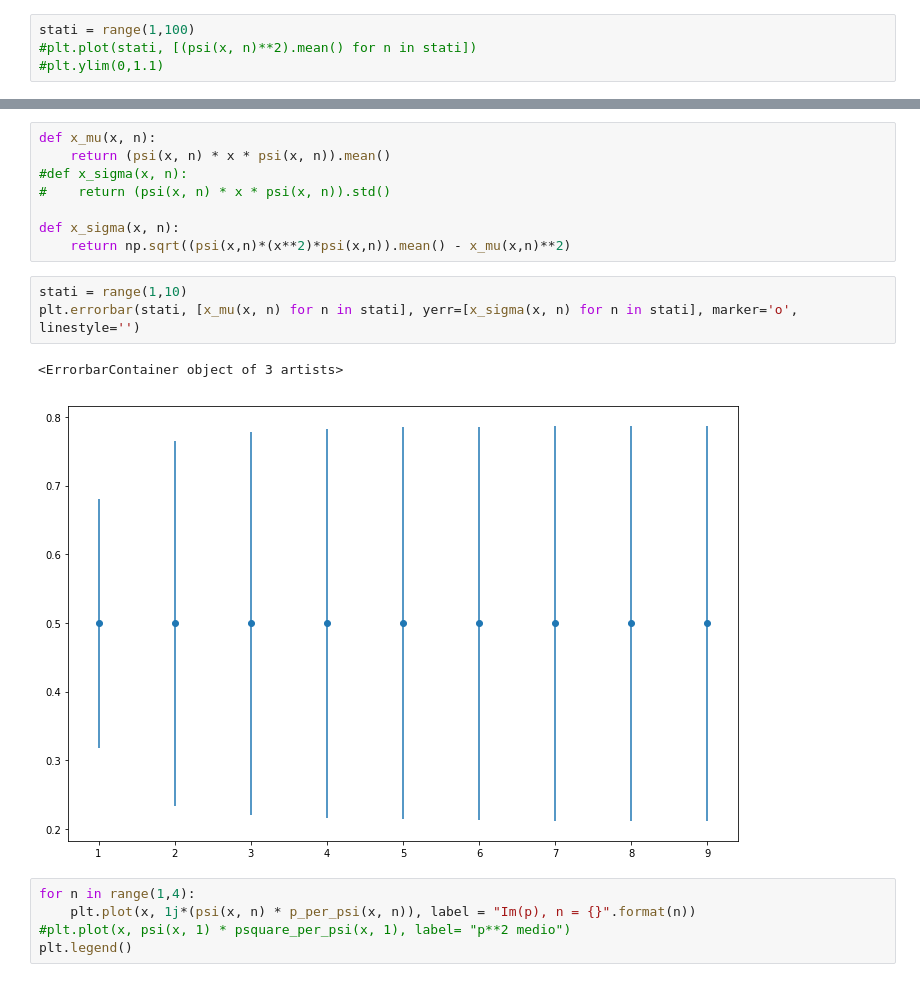
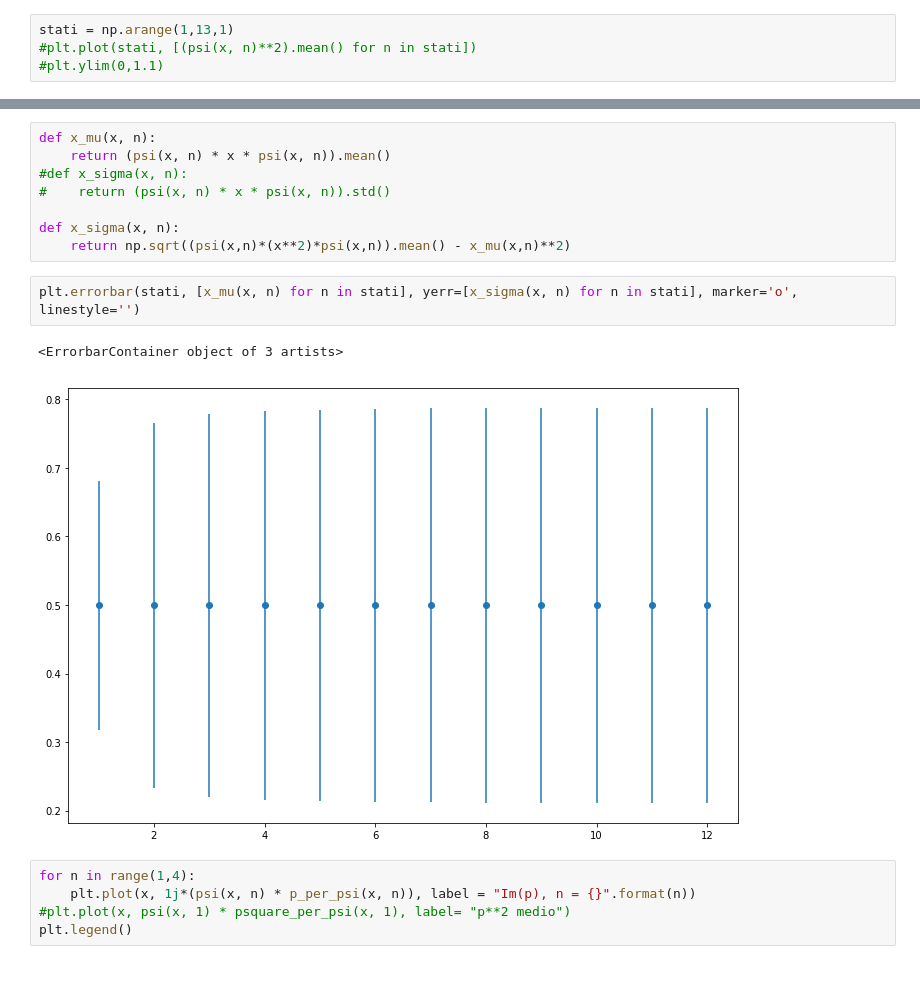
Before and after one commit to AvverbioPronome/Quant, a Jupyter notebook: Buca.ipynb, the cells around one changed output, grey strips where cells are left out. Saved outputs shown, nothing was run; the diff lists cells and outputs as text.

```diff
--- a/Buca.ipynb
+++ b/Buca.ipynb
@@ -25,7 +25,7 @@ plt.legend()
 <matplotlib.legend.Legend at 0x...>
 [figure]
 # %%
-stati = range(1,100)
+stati = np.arange(1,13,1)
 #plt.plot(stati, [(psi(x, n)**2).mean() for n in stati])
 #plt.ylim(0,1.1)
 # %%
@@ -52,11 +52,10 @@ def x_mu(x, n):
 def x_sigma(x, n):
     return np.sqrt((psi(x,n)*(x**2)*psi(x,n)).mean() - x_mu(x,n)**2)
 # %%
-stati = range(1,10)
 plt.errorbar(stati, [x_mu(x, n) for n in stati], yerr=[x_sigma(x, n) for n in stati], marker='o', linestyle='')
 # %% [output]
 <ErrorbarContainer object of 3 artists>
-[figure, old version]
+[figure, new version]
 # %%
 for n in range(1,4):
     plt.plot(x, 1j*(psi(x, n) * p_per_psi(x, n)), label = "Im(p), n = {}".format(n))
```
Also changed, not shown: parts of 8 cells of this notebook.
